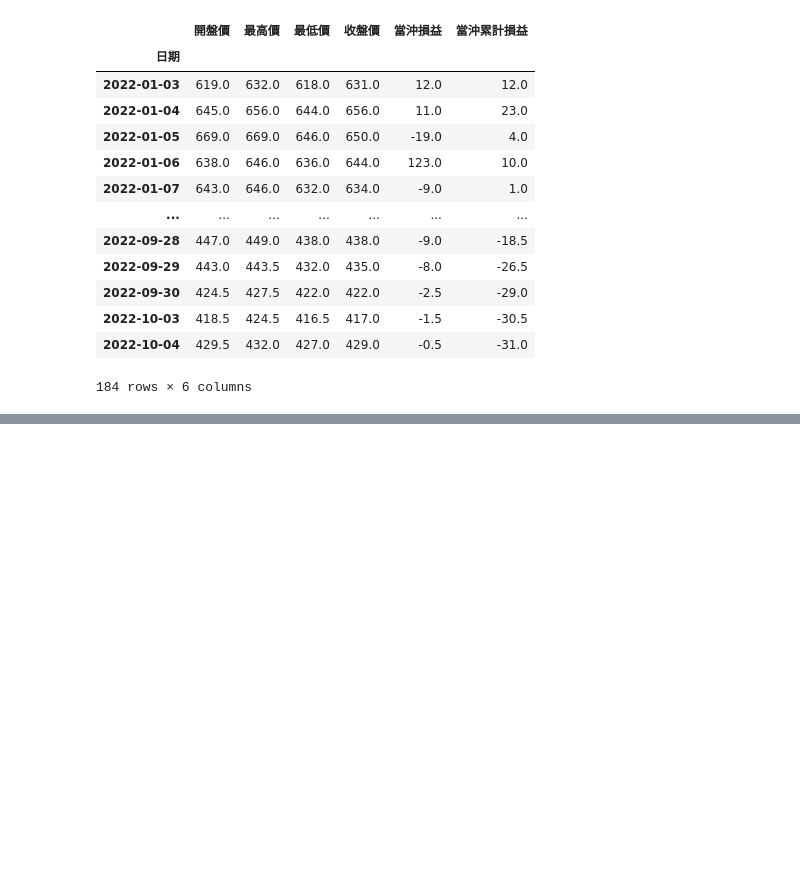
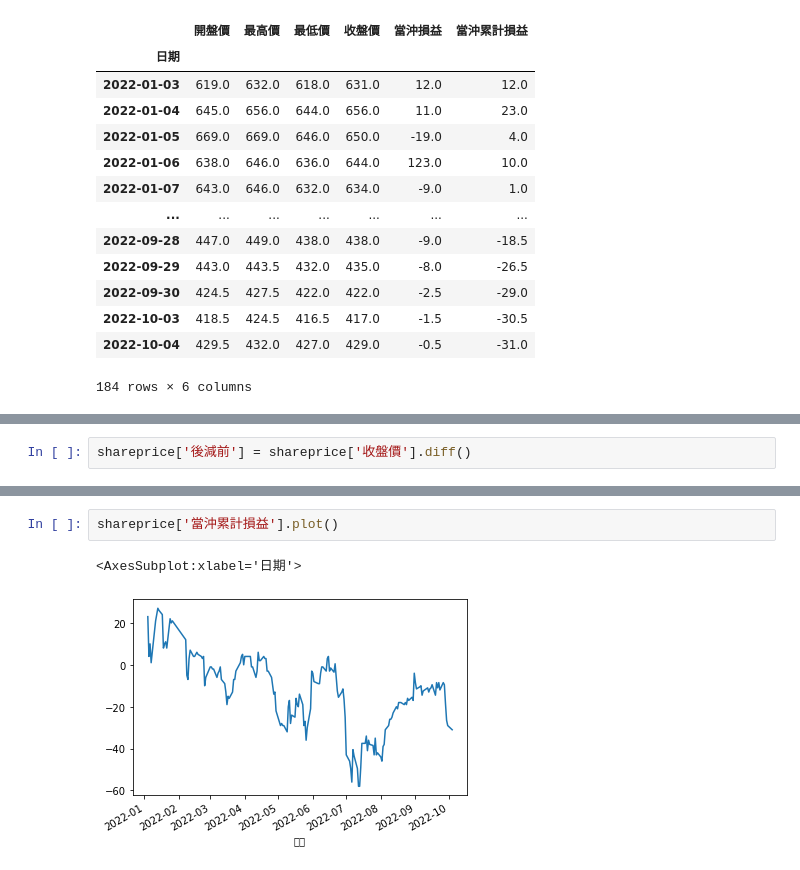
Before and after one commit to davgo0103/Financial-data-analysis, a Jupyter notebook: 10-19.ipynb, the cells around one changed output, grey strips where cells are left out. Drawn from its saved outputs; the diff is of its cells as text; blank space fills up the shorter version.

```diff
--- a/10-19.ipynb
+++ b/10-19.ipynb
@@ -163,0 +164,2 @@ shareprice
+# %%
+shareprice['後減前'] = shareprice['收盤價'].diff()
@@ -163,0 +183,5 @@ shareprice
+# %%
+shareprice['當沖累計損益'].plot()
+# %% [output]
+<AxesSubplot:xlabel='日期'>
+[figure, added]
```
Also changed, not shown: parts of 10 cells of this notebook.
